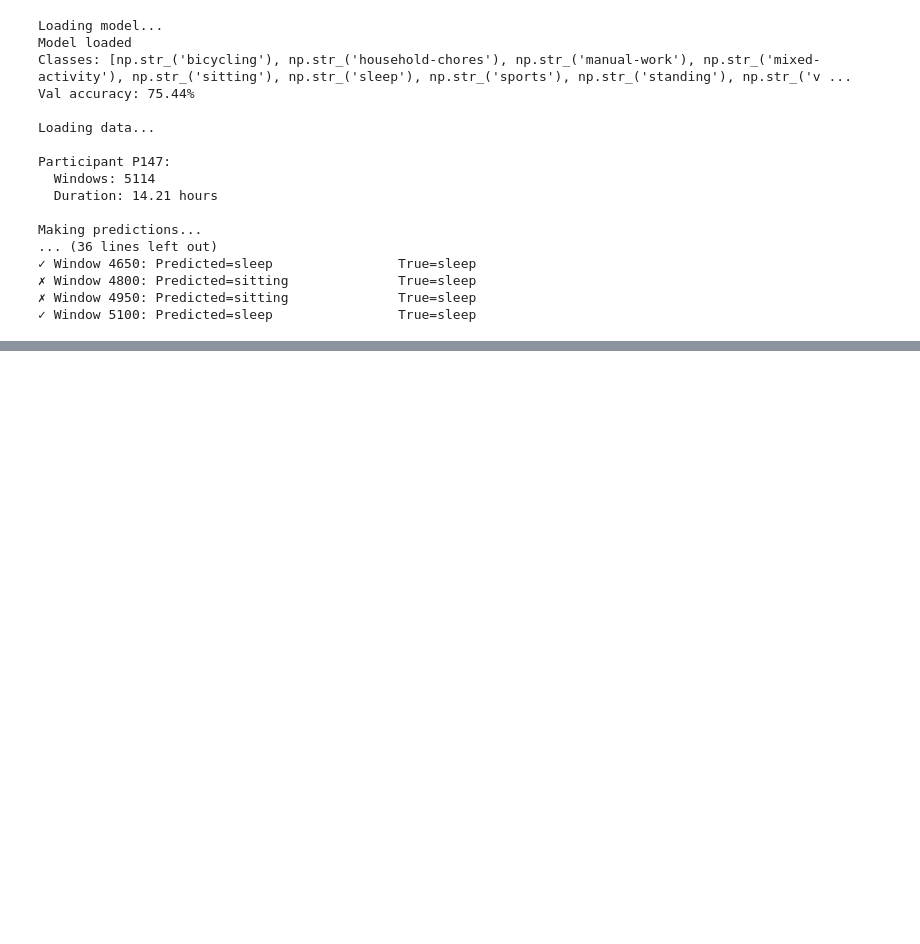
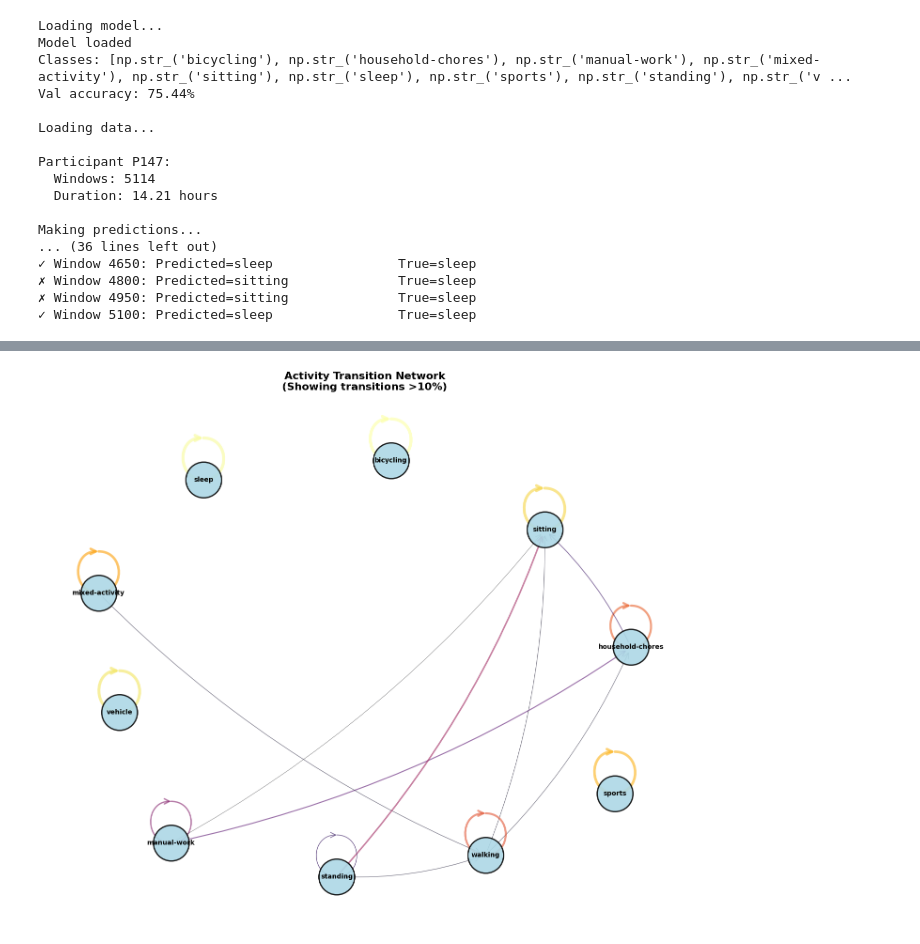
Before and after one commit to akash6murali/human-activity-recognition, a Jupyter notebook: cnn/cnn_inference.ipynb, the cells around one changed output, grey strips where cells are left out. Cells and saved outputs as stored; diff of their text form; code cells hidden in the pictures; blank space fills up the shorter version.

```diff
--- a/cnn/cnn_inference.ipynb
+++ b/cnn/cnn_inference.ipynb
@@ -115,0 +429,66 @@ Making predictions...
+# %%
+import networkx as nx
+
+def plot_transition_network(transition_matrix, class_names, min_prob=0.1):
+    """
+    Visualize transitions as a directed graph
+    """
+    # Create directed graph
+    G = nx.DiGraph()
+
+    # Add nodes
+    for name in class_names:
+        G.add_node(name)
+
+    # Add edges for significant transitions
+    for i in range(len(class_names)):
+        for j in range(len(class_names)):
+            if transition_matrix[i, j] > min_prob:
+                G.add_edge(
+                    class_names[i],
+                    class_names[j],
+                    weight=transition_matrix[i, j]
+                )
+
+    # Plot
+    plt.figure(figsize=(14, 12))
+
+    # Layout
+    pos = nx.spring_layout(G, k=2, iterations=50, seed=42)
+
+    # Draw nodes
+    nx.draw_networkx_nodes(G, pos, node_size=3000, node_color='lightblue',
+                          alpha=0.9, edgecolors='black', linewidths=2)
+
+    # Draw labels
+    nx.draw_networkx_labels(G, pos, font_size=10, font_weight='bold')
+
+    # Draw edges with varying thickness
+    edges = G.edges()
+    weights = [G[u][v]['weight'] for u, v in edges]
+
+    nx.draw_networkx_edges(
+        G, pos,
+        edgelist=edges,
+        width=[w * 5 for w in weights],  # Thickness proportional to probability
+        alpha=0.6,
+        edge_color=weights,
+        edge_cmap=plt.cm.inferno,
+        arrows=True,
+        arrowsize=20,
+        arrowstyle='->',
+        connectionstyle='arc3,rad=0.1'
+    )
+
+    plt.title(f'Activity Transition Network\n(Showing transitions >{min_prob*100:.0f}%)',
+              fontsize=16, fontweight='bold')
+    plt.axis('off')
+    plt.tight_layout()
+    plt.savefig('transition_network.png', dpi=300, bbox_inches='tight')
+    plt.show()
+
+
+# Plot network
+plot_transition_network(transitions, class_names, min_prob=0.1)
+# %% [output]
+[figure, added]
```
Also changed, not shown: parts of 11 cells of this notebook, 5 other files.
